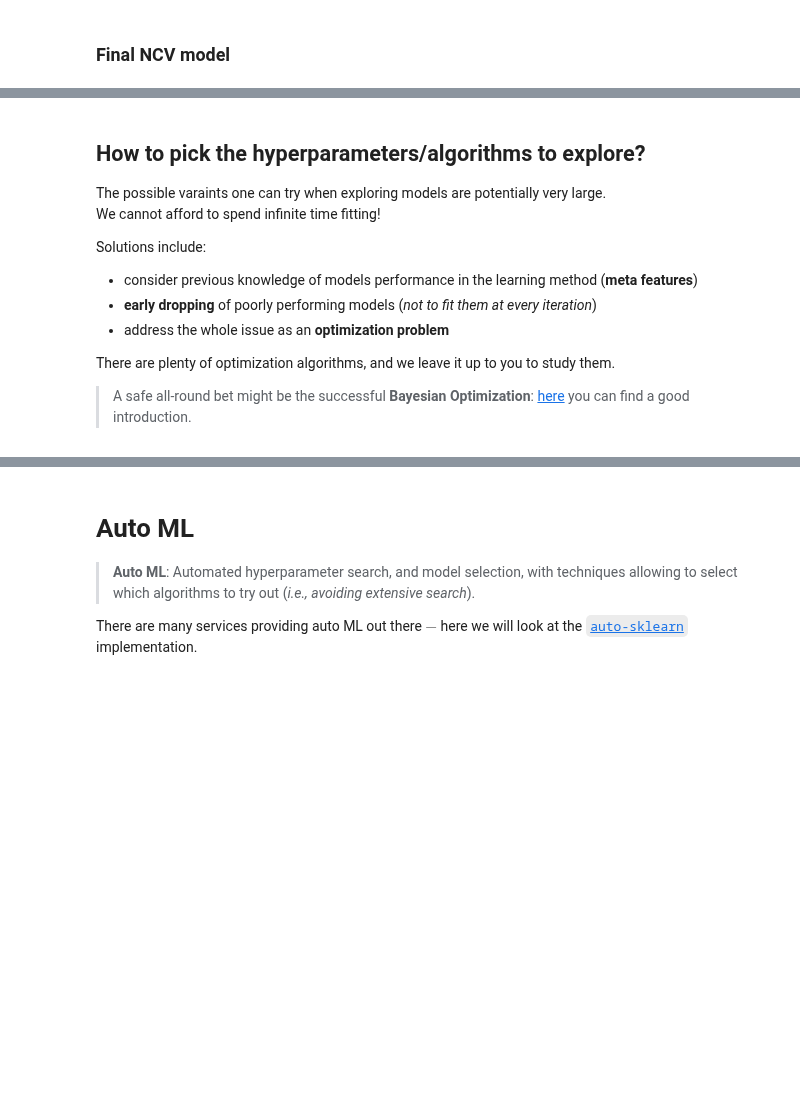
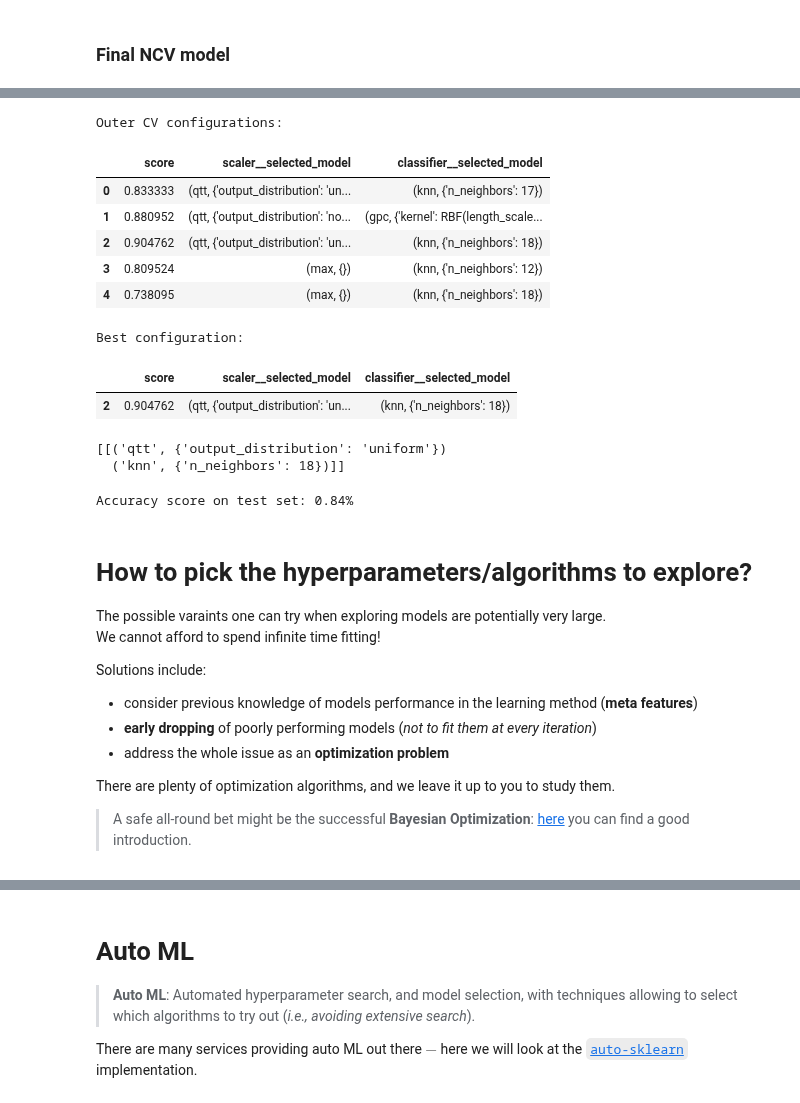
Before and after one commit to astrostatistics-in-crete/2022_summer_school, a Jupyter notebook: ML_Practises/ML_Practises_W_answerkey.ipynb, the cells around one changed output, grey strips where cells are left out. Drawn from its saved outputs; the diff is of its cells as text; code cells hidden in the pictures; blank space fills up the shorter version.

```diff
--- a/ML_Practises/ML_Practises_W_answerkey.ipynb
+++ b/ML_Practises/ML_Practises_W_answerkey.ipynb
@@ -677,3 +652,11 @@ Retraining on all training data using:
+# %%
+# > Retraining best configuration on all training data
+
+# Picking best-fit model object:
+idx_best = df_best.index.values[0]
+model_NCV = best_inner_models[idx_best]
+
+model_NCV.fit(X_train, y_train);
 # %%
 import sklearn.metrics
 
@@ -704,0 +732,9 @@ Notice though that the code in that notebook does not allow to easily generalize
+# %%
+# Nested CV setup variables --------------------------------------------------
+# Use a larger value for the outer loop (e.g. 10) than for the inner loop (e.g. 3) -- See:
+#     https://machinelearningmastery.com/how-to-configure-k-fold-cross-validation
+n_splits_outer = 5
+# number of folds in outer CV
+n_splits_inner = 3
+# number of folds in inner CV
+#-----------------------------------------------------------------------------
@@ -704,0 +774,4 @@ Notice though that the code in that notebook does not allow to easily generalize
+# %%
+%%time
+df_outer_scores, best_inner_models = \
+    run_NCV(X_train, y_train, n_splits_outer, n_splits_inner, inner_CV=my_inner_CV)
@@ -704,0 +796,26 @@ Notice though that the code in that notebook does not allow to easily generalize
+# %%
+# Picking best configuration
+# IMPORTANT: Pick min/max score if the selection minimizes/maximises the score!
+#            e.g., when using -log(score)
+
+print('Outer CV configurations:')
+display(df_outer_scores)
+print('Best configuration:')
+df_best = df_outer_scores[df_outer_scores['score'] == df_outer_scores['score'].max()]
+display(df_best)
+
+best_config = df_best.drop ('score', axis=1).values
+print(best_config)
+# %% [output]
+Outer CV configurations:
+|  | score | scaler__selected_model | classifier__selected_model |
+| 0 | 0.833333 | (qtt, {'output_distribution': 'un... | (knn, {'n_neighbors': 17}) |
+| 1 | 0.880952 | (qtt, {'output_distribution': 'no... | (gpc, {'kernel': RBF(length_scale... |
+| 2 | 0.904762 | (qtt, {'output_distribution': 'un... | (knn, {'n_neighbors': 18}) |
+| 3 | 0.809524 | (max, {}) | (knn, {'n_neighbors': 12}) |
+| 4 | 0.738095 | (max, {}) | (knn, {'n_neighbors': 18}) |
+Best configuration:
+|  | score | scaler__selected_model | classifier__selected_model |
+| 2 | 0.904762 | (qtt, {'output_distribution': 'un... | (knn, {'n_neighbors': 18}) |
+[[('qtt', {'output_distribution': 'uniform'})
+  ('knn', {'n_neighbors': 18})]]
@@ -705,5 +830,14 @@ Notice though that the code in that notebook does not allow to easily generalize
+# %%
+import sklearn.metrics
+
+# Predicting labels of test set:
+yhat_test = model_NCV.predict(X_test)
+
+print("Accuracy score on test set: %.2f%%" % sklearn.metrics.accuracy_score(y_test, yhat_test))
+# %% [output]
+Accuracy score on test set: 0.84%
 # %% [markdown]
-## How to pick the hyperparameters/algorithms to explore?
+# How to pick the hyperparameters/algorithms to explore?
 
 The possible varaints one can try when exploring models are potentially very large.<br>
 We cannot afford to spend infinite time fitting!
```
Also changed, not shown: parts of 17 cells of this notebook.
